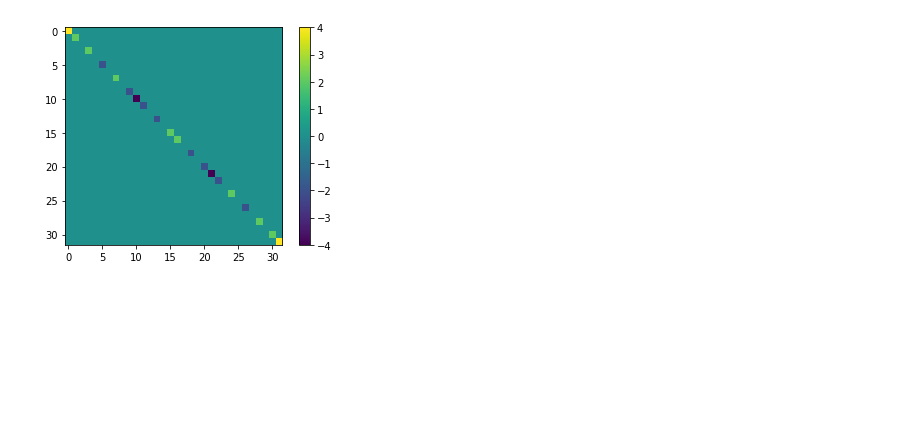
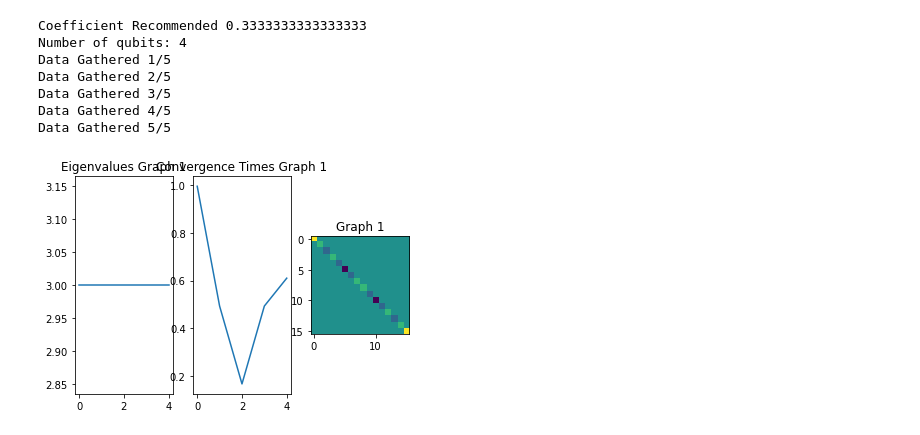
Before and after one commit to 17thSaint/womanium-hackathon, a Jupyter notebook: da-vqe.ipynb, the cells around one changed output. Drawn from its saved outputs; the diff is of its cells as text; code cells hidden in the pictures; blank space fills up the shorter version.

```diff
--- a/da-vqe.ipynb
+++ b/da-vqe.ipynb
@@ -175,47 +220,51 @@ def get_ham_operator(num_qubits,connectivity,coefficient):
 #     pylab.title('Convergence with noise, measurement error mitigation enabled');
 # %%
 #H2_op = (-1.052373245772859 * I ^ I) + (0.39793742484318045 * I ^ Z) + (-0.39793742484318045 * Z ^ I) + (-0.01128010425623538 * Z ^ Z) + (0.18093119978423156 * X ^ X)
-qubits_count = 5
-coeff = 1.
-chain = True
-connections = [[0 for j in range(qubits_count)] for i in range(qubits_count)]
-if chain == True:
-    for i in range(qubits_count-1):
-        connections[i][i+1] = 1
-chosen_op = get_ham_operator(qubits_count,connections,coeff)
+qubits_count = 4
 
-hamiltonian = chosen_op.to_matrix()
-plt.imshow(np.real(hamiltonian))
-plt.colorbar()
-plt.show()
-ham_block = HamiltonianGate(data=hamiltonian, time=2)
+for chosen_graph in [1,2,3,4,5,6]:
+    #chosen_graph = 2
+    connections,coeff = get_connections_matrix(chosen_graph)
+    print("Coefficient Recommended",coeff)
 
-print(f'Number of qubits: {chosen_op.num_qubits}')
+    chosen_op = get_ham_operator(qubits_count,connections,1.0)
 
-ana_conv_times = []
-ana_conv_times_errors = []
-#ana_conv_series = []
-ana_eig_vals = []
-ana_eig_vals_errors = []
-block_counts = [1,5,10]
-top_block = 5
-for it in block_counts:
-    printing = False
-    local_eig = []
-    local_conv_time = []
-    for k in range(10):
-        if k > 0:
-            printing = False
-        ana_dats = get_eigenvalue("analog",qubits_count,chosen_op,it,ham_block,printing)
-        local_eig.append(ana_dats[0])
-        local_conv_time.append(ana_dats[2])
+    hamiltonian = chosen_op.to_matrix()
+    ham_block = HamiltonianGate(data=hamiltonian, time=2)
 
-    #ana_conv_series.append(ana_dats[1])
-    ana_conv_times.append(np.mean(local_conv_time))
-    ana_conv_times_errors.append(np.std(local_conv_time))
-    ana_eig_vals.append(np.mean(local_eig))
-    ana_eig_vals_errors.append(np.std(local_eig))
+    print(f'Number of qubits: {chosen_op.num_qubits}')
 
-    print('Data Gathered {} Blocks'.format(it))
+    ana_conv_times = []
+    #ana_conv_series = []
+    ana_eig_vals = []
+    blocks = 1
+    for it in range(5):
+        printing = False
+        ana_dats = get_eigenvalue("analog",qubits_count,chosen_op,blocks,ham_block,printing)
+
+        #ana_conv_series.append(ana_dats[1])
+        ana_conv_times.append(ana_dats[2])
+        ana_eig_vals.append(ana_dats[0])
+
+        print('Data Gathered {}/5'.format(it+1))
+
+    figure, axis = plt.subplots(1,3)
+    axis[0].plot(ana_eig_vals)
+    axis[0].set_title("Eigenvalues Graph {}".format(chosen_graph))
+
+    axis[1].plot(ana_conv_times)
+    axis[1].set_title("Convergence Times Graph {}".format(chosen_graph))
+
+    axis[2].imshow(np.real(hamiltonian))
+    #axis[2].colorbar()
+    axis[2].set_title('Graph {}'.format(chosen_graph));
+    plt.show()
 # %% [output]
+Coefficient Recommended 0.3333333333333333
+Number of qubits: 4
+Data Gathered 1/5
+Data Gathered 2/5
+Data Gathered 3/5
+Data Gathered 4/5
+Data Gathered 5/5
-[figure, old version]
+[figure, new version]
```
Also changed, not shown: parts of 3 cells of this notebook, 1 other file.
